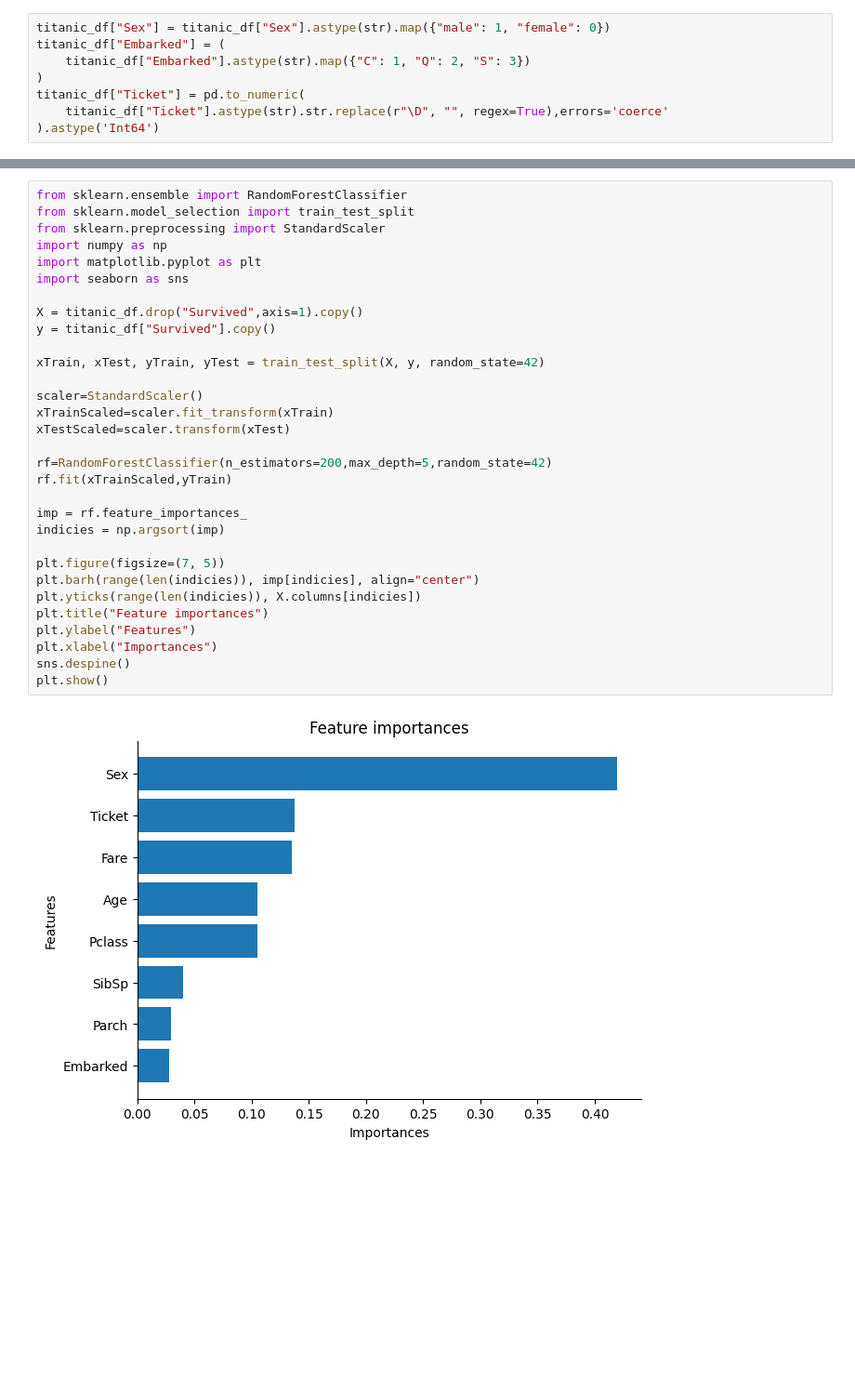
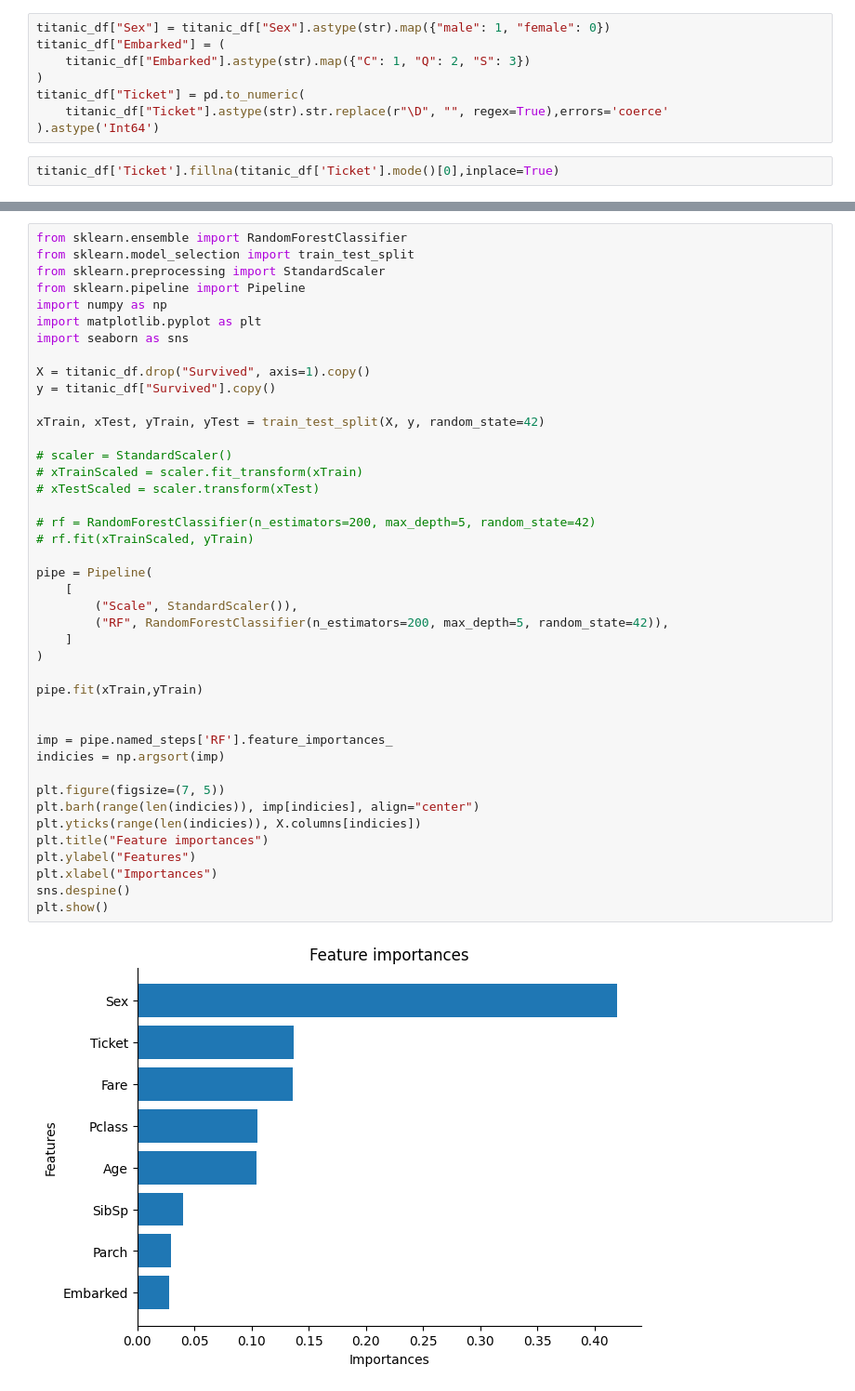
Before and after one commit to Omar-Mhd-Fadi-Zaraa/HeartDisease-Titanic-ML-Project, a Jupyter notebook: titanic.ipynb, the cells around one changed output, grey strips where cells are left out. Shown at 93% size. Saved outputs shown, nothing was run; the diff lists cells and outputs as text; blank space fills up the shorter version.

Commit message:
Titanic dataset done.

```diff
--- a/titanic.ipynb
+++ b/titanic.ipynb
@@ -105,3 +105,5 @@ titanic_df["Embarked"] = (
 titanic_df["Ticket"] = pd.to_numeric(
     titanic_df["Ticket"].astype(str).str.replace(r"\D", "", regex=True),errors='coerce'
 ).astype('Int64')
+# %%
+titanic_df['Ticket'].fillna(titanic_df['Ticket'].mode()[0],inplace=True)
@@ -127,33 +136,44 @@ memory usage: 63.6 KB
 # %%
 from sklearn.ensemble import RandomForestClassifier
 from sklearn.model_selection import train_test_split
 from sklearn.preprocessing import StandardScaler
+from sklearn.pipeline import Pipeline
 import numpy as np
 import matplotlib.pyplot as plt
 import seaborn as sns
 
-X = titanic_df.drop("Survived",axis=1).copy()
+X = titanic_df.drop("Survived", axis=1).copy()
 y = titanic_df["Survived"].copy()
 
 xTrain, xTest, yTrain, yTest = train_test_split(X, y, random_state=42)
 
-scaler=StandardScaler()
-xTrainScaled=scaler.fit_transform(xTrain)
-xTestScaled=scaler.transform(xTest)
+# scaler = StandardScaler()
+# xTrainScaled = scaler.fit_transform(xTrain)
+# xTestScaled = scaler.transform(xTest)
 
-rf=RandomForestClassifier(n_estimators=200,max_depth=5,random_state=42)
-rf.fit(xTrainScaled,yTrain)
+# rf = RandomForestClassifier(n_estimators=200, max_depth=5, random_state=42)
+# rf.fit(xTrainScaled, yTrain)
 
-imp = rf.feature_importances_
+pipe = Pipeline(
+    [
+        ("Scale", StandardScaler()),
+        ("RF", RandomForestClassifier(n_estimators=200, max_depth=5, random_state=42)),
+    ]
+)
+
+pipe.fit(xTrain,yTrain)
+
+
+imp = pipe.named_steps['RF'].feature_importances_
 indicies = np.argsort(imp)
 
 plt.figure(figsize=(7, 5))
 plt.barh(range(len(indicies)), imp[indicies], align="center")
 plt.yticks(range(len(indicies)), X.columns[indicies])
 plt.title("Feature importances")
 plt.ylabel("Features")
 plt.xlabel("Importances")
 sns.despine()
 plt.show()
 # %% [output]
-[figure, old version]
+[figure, new version]
```
Also changed, not shown: parts of 6 cells of this notebook, 1 other file.
